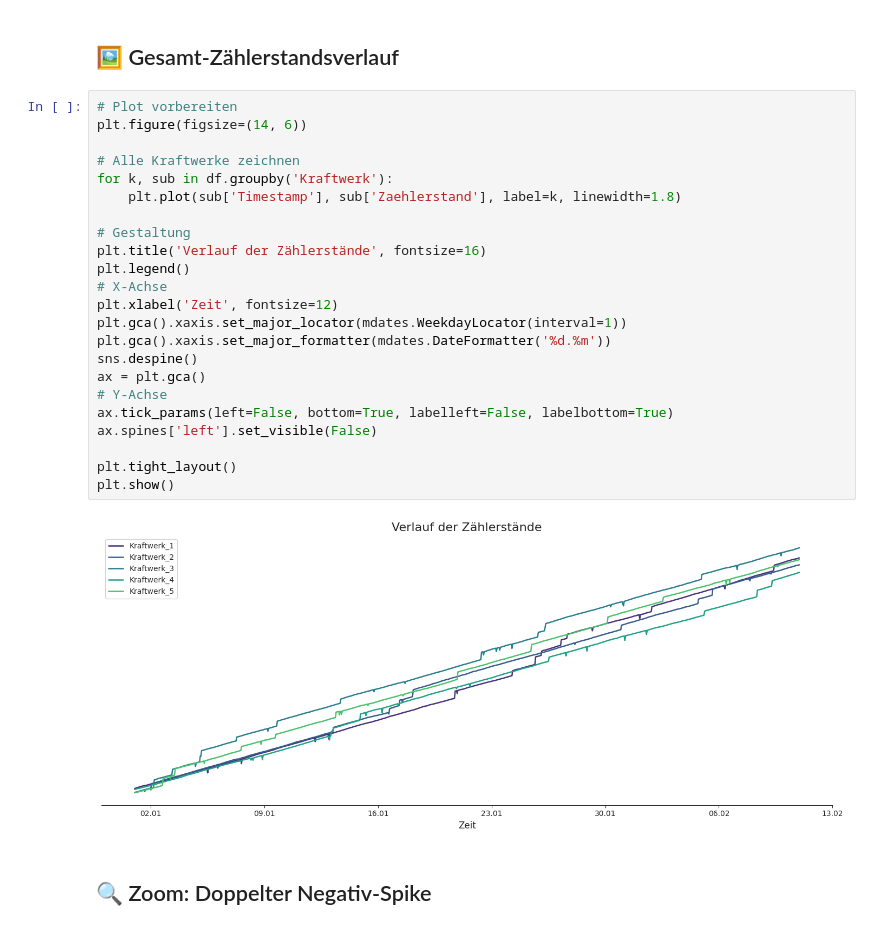
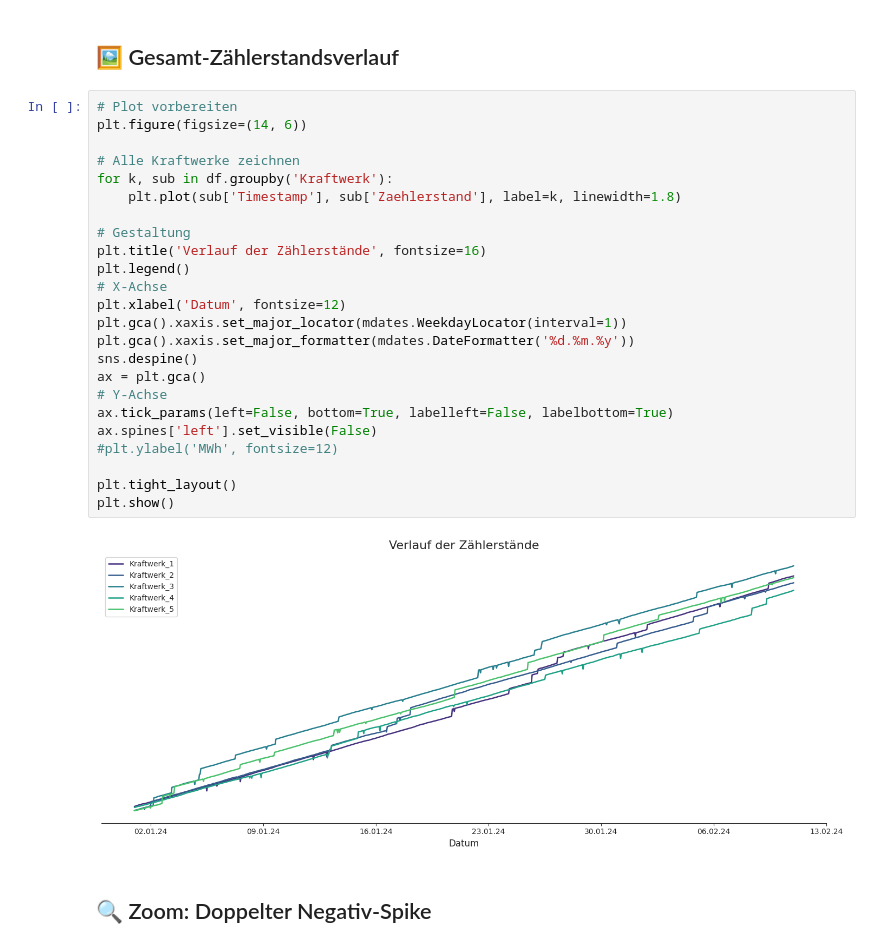
Before and after one commit to schwericke/gasag, a Jupyter notebook: notebooks/Kraftwerksanalyse_komplett.ipynb, the cells around one changed output. Cells and saved outputs as stored; diff of their text form.

```diff
--- a/notebooks/Kraftwerksanalyse_komplett.ipynb
+++ b/notebooks/Kraftwerksanalyse_komplett.ipynb
@@ -27,28 +30,29 @@ sns.set_palette(palette)
 # %%
 # Plot vorbereiten
 plt.figure(figsize=(14, 6))
 
 # Alle Kraftwerke zeichnen
 for k, sub in df.groupby('Kraftwerk'):
     plt.plot(sub['Timestamp'], sub['Zaehlerstand'], label=k, linewidth=1.8)
 
 # Gestaltung
 plt.title('Verlauf der Zählerstände', fontsize=16)
 plt.legend()
 # X-Achse
-plt.xlabel('Zeit', fontsize=12)
+plt.xlabel('Datum', fontsize=12)
 plt.gca().xaxis.set_major_locator(mdates.WeekdayLocator(interval=1))
-plt.gca().xaxis.set_major_formatter(mdates.DateFormatter('%d.%m'))
+plt.gca().xaxis.set_major_formatter(mdates.DateFormatter('%d.%m.%y'))
 sns.despine()
 ax = plt.gca()
 # Y-Achse
 ax.tick_params(left=False, bottom=True, labelleft=False, labelbottom=True)
 ax.spines['left'].set_visible(False)
+#plt.ylabel('MWh', fontsize=12)
 
 plt.tight_layout()
 plt.show()
 # %% [output]
-[figure, old version]
+[figure, new version]
 # %% [markdown]
 ## 🔍 Zoom: Doppelter Negativ-Spike
 # %%
```
Also changed, not shown: parts of 13 cells of this notebook, 2 other files.
